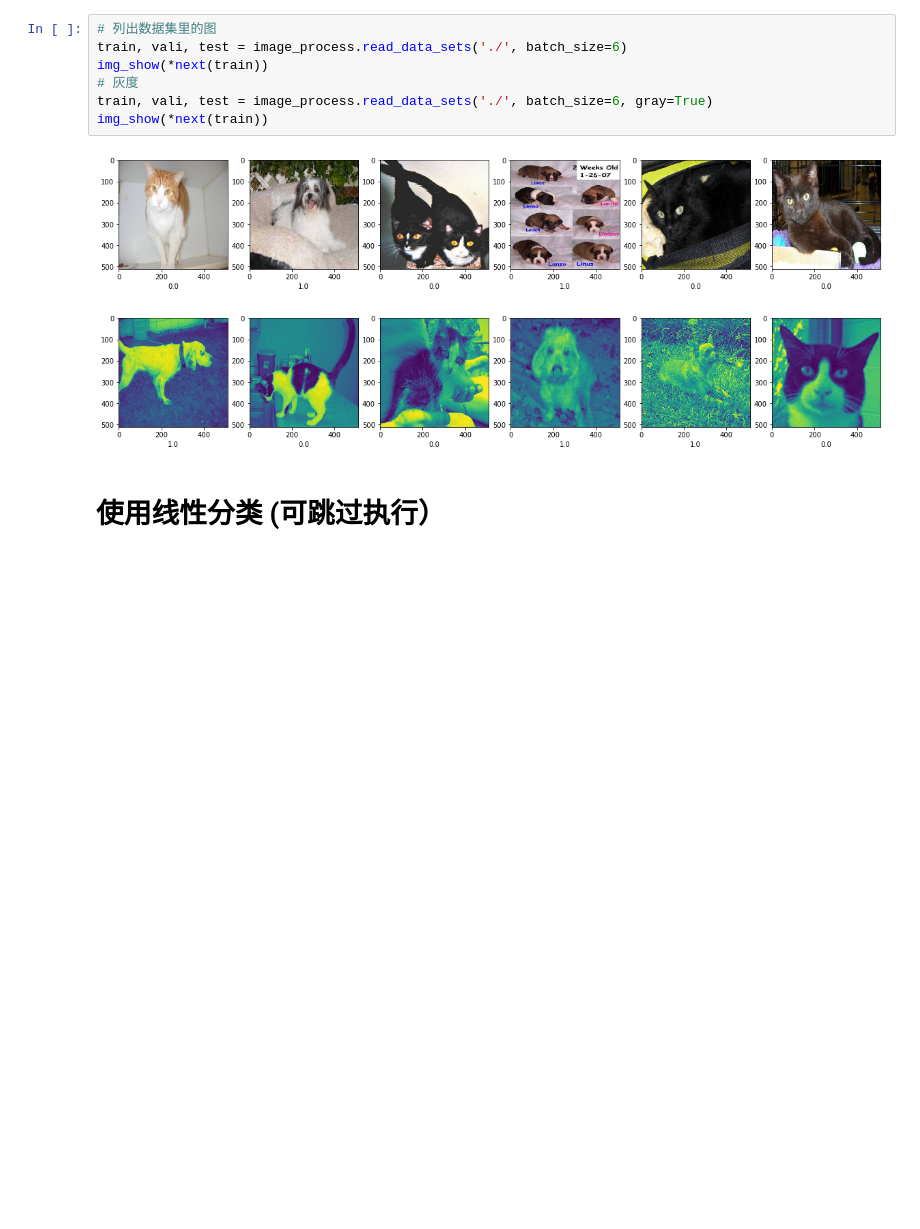
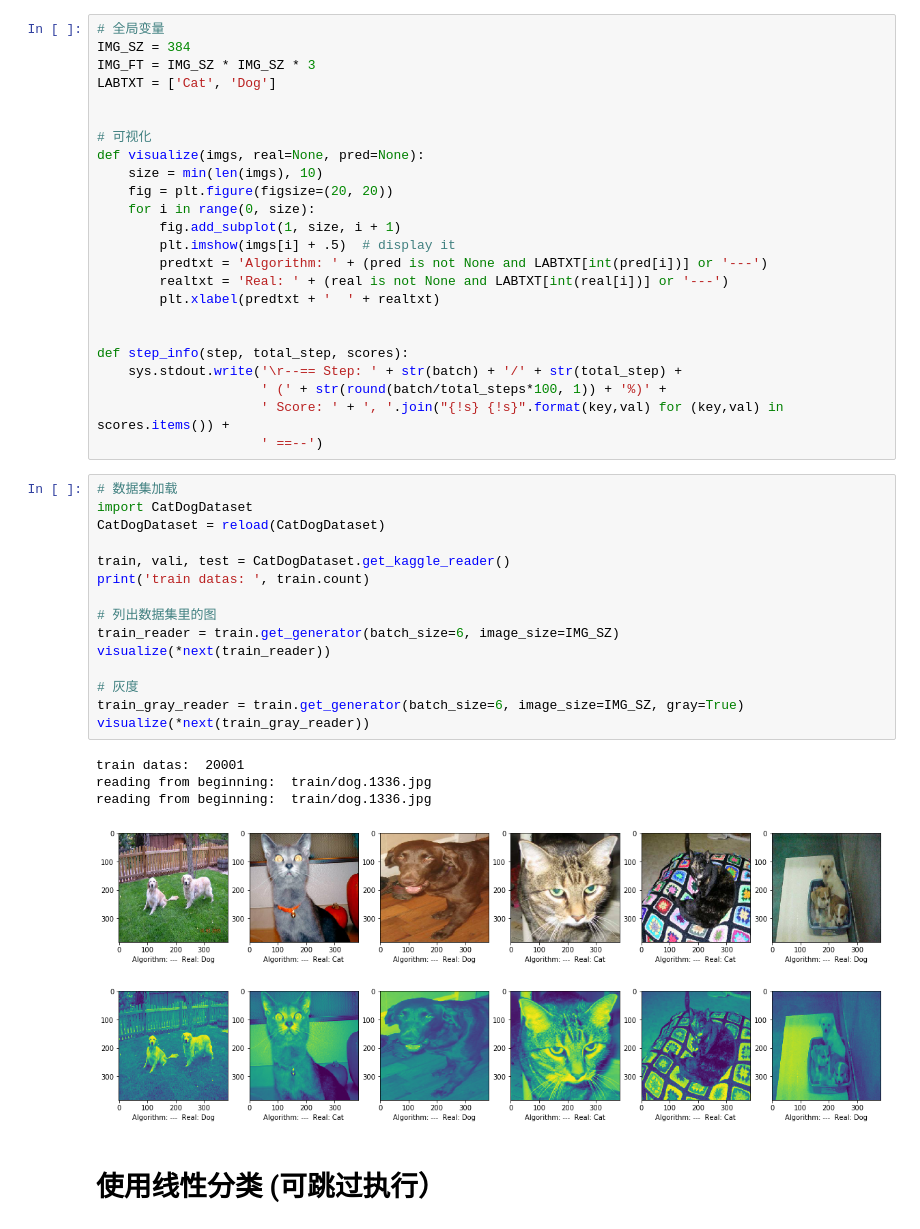
Before and after one commit to Heerozh/MLND_capstone, a Jupyter notebook: cat dog wars.ipynb, the cells around one changed output. Drawn from its saved outputs; the diff is of its cells as text; blank space fills up the shorter version.

Commit message:
Improve generator

```diff
--- a/cat dog wars.ipynb
+++ b/cat dog wars.ipynb
@@ -32,13 +19,48 @@ def img_show(imgs, labs):
-# %%
-# 列出数据集里的图
-train, vali, test = image_process.read_data_sets('./', batch_size=6)
-img_show(*next(train))
-# 灰度
-train, vali, test = image_process.read_data_sets('./', batch_size=6, gray=True)
-img_show(*next(train))
-# %% [output]
-[figure, removed]
-[figure, removed]
+# %%
+# 全局变量
+IMG_SZ = 384
+IMG_FT = IMG_SZ * IMG_SZ * 3
+LABTXT = ['Cat', 'Dog']
+
+
+# 可视化
+def visualize(imgs, real=None, pred=None):
+    size = min(len(imgs), 10)
+    fig = plt.figure(figsize=(20, 20))
+    for i in range(0, size):
+        fig.add_subplot(1, size, i + 1)
+        plt.imshow(imgs[i] + .5)  # display it
+        predtxt = 'Algorithm: ' + (pred is not None and LABTXT[int(pred[i])] or '---')
+        realtxt = 'Real: ' + (real is not None and LABTXT[int(real[i])] or '---')
+        plt.xlabel(predtxt + '  ' + realtxt)
+
+
+def step_info(step, total_step, scores):
+    sys.stdout.write('\r--== Step: ' + str(batch) + '/' + str(total_step) +
+                     ' (' + str(round(batch/total_steps*100, 1)) + '%)' +
+                     ' Score: ' + ', '.join("{!s} {!s}".format(key,val) for (key,val) in scores.items()) +
+                     ' ==--')
+# %%
+# 数据集加载
+import CatDogDataset
+CatDogDataset = reload(CatDogDataset)
+
+train, vali, test = CatDogDataset.get_kaggle_reader()
+print('train datas: ', train.count)
+
+# 列出数据集里的图
+train_reader = train.get_generator(batch_size=6, image_size=IMG_SZ)
+visualize(*next(train_reader))
+
+# 灰度
+train_gray_reader = train.get_generator(batch_size=6, image_size=IMG_SZ, gray=True)
+visualize(*next(train_gray_reader))
+# %% [output]
+train datas:  20001
+reading from beginning:  train/dog.1336.jpg
+reading from beginning:  train/dog.1336.jpg
+[figure, added]
+[figure, added]
 # %% [markdown]
 # 使用线性分类 (可跳过执行）
 # %%
```
Also changed, not shown: parts of 12 cells of this notebook, 5 other files.
